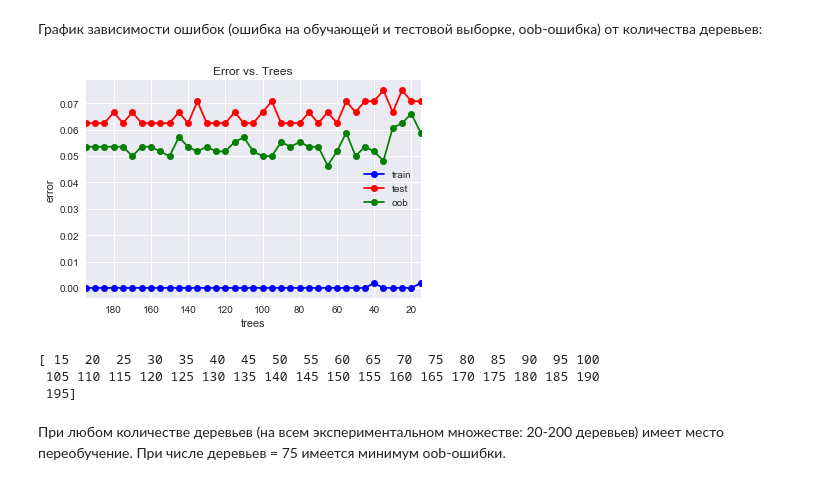
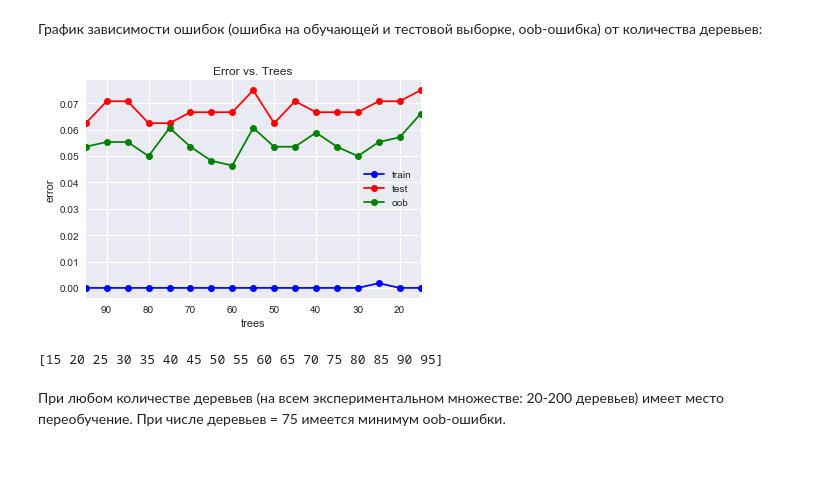
Before and after one commit to dobryyden/data_analysis, a Jupyter notebook: Pokemons_Rybakova.ipynb, the cells around one changed output. Cells and saved outputs as stored; diff of their text form; code cells hidden in the pictures.

```diff
--- a/Pokemons_Rybakova.ipynb
+++ b/Pokemons_Rybakova.ipynb
@@ -791,34 +791,33 @@ Error test: 0.0625
 # %% [markdown]
 График зависимости ошибок (ошибка на обучающей и тестовой выборке, oob-ошибка) от количества деревьев:
 # %%
-trees_arr = np.arange(15, 200, 5)
+trees_arr = np.arange(15, 100, 5)
 test_err = []
 train_err = []
 oob_err = []
+
 for trees in trees_arr:
     rf = ensemble.RandomForestClassifier(n_estimators = trees, oob_score=True)
     rf.fit(X_train, y_train)
     train_err.append(np.mean(y_train != rf.predict(X_train)))
     test_err.append(np.mean(y_test  != rf.predict(X_test)))
     oob_err.append(1 - rf.oob_score_)
 
 plt.plot(trees_arr, train_err, 'b-o', label = 'train')
 plt.plot(trees_arr, test_err, 'r-o', label = 'test')
 plt.plot(trees_arr, oob_err, 'g-o', label = 'oob')
 plt.xlim([np.max(trees_arr), np.min(trees_arr)])
 plt.title('Error vs. Trees')
 plt.xlabel('trees')
 plt.ylabel('error')
 plt.legend()
 pass
 # %% [output]
-[figure, old version]
+[figure, new version]
 # %%
 print(trees_arr)
 # %% [output]
-[ 15  20  25  30  35  40  45  50  55  60  65  70  75  80  85  90  95 100
- 105 110 115 120 125 130 135 140 145 150 155 160 165 170 175 180 185 190
- 195]
+[15 20 25 30 35 40 45 50 55 60 65 70 75 80 85 90 95]
 # %% [markdown]
 При любом количестве деревьев (на всем экспериментальном множестве: 20-200 деревьев) имеет место переобучение. При числе деревьев = 75 имеется минимум oob-ошибки.
 # %% [markdown]
```
Also changed, not shown: parts of 16 cells of this notebook, 1 other file.
